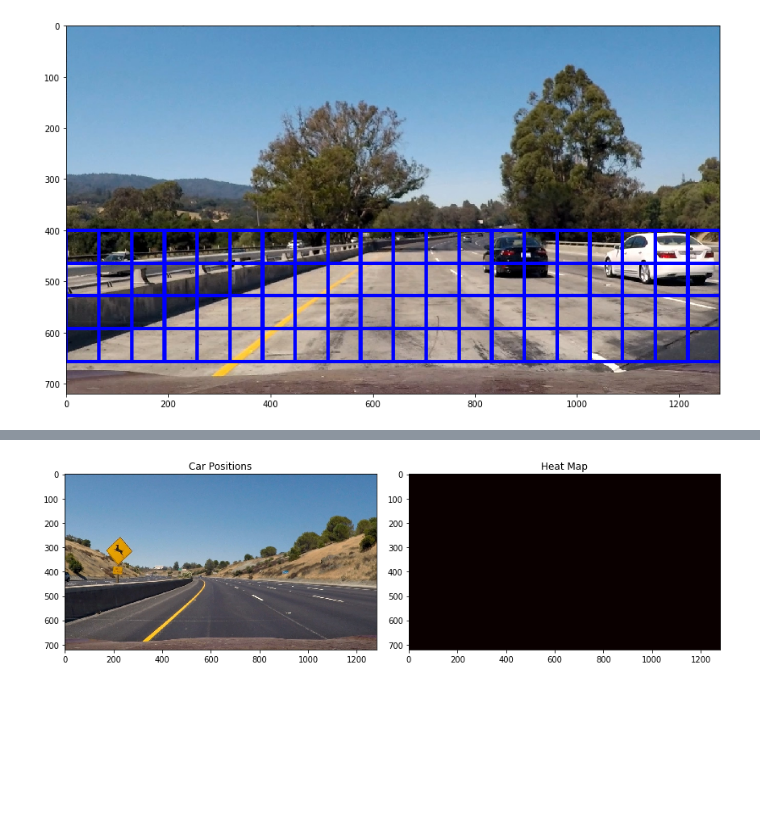
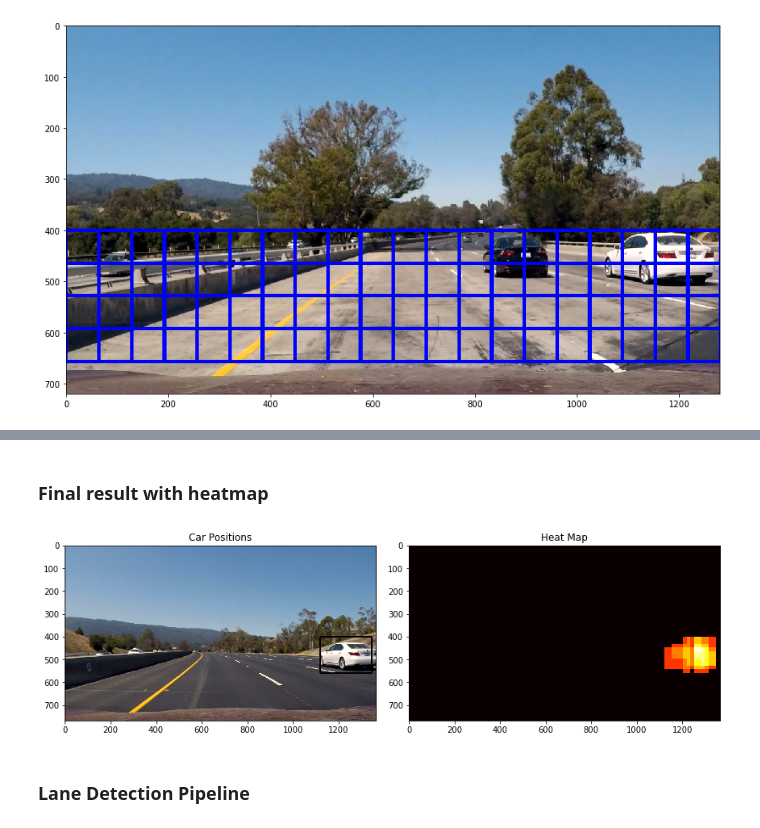
Before and after one commit to piliwilliam0306/Udacity-SDC, a Jupyter notebook: CarND-Vehicle-Detection-P5/P5.ipynb, the cells around one changed output, grey strips where cells are left out. Drawn from its saved outputs; the diff is of its cells as text; code cells hidden in the pictures; blank space fills up the shorter version.

```diff
--- a/CarND-Vehicle-Detection-P5/P5.ipynb
+++ b/CarND-Vehicle-Detection-P5/P5.ipynb
@@ -497,14 +496,12 @@ plt.imshow(window_img)
 <matplotlib.image.AxesImage at 0x...>
 [figure]
 # %%
-def convert_color(img, conv='RGB2YCrCb'):
-    if conv == 'RGB2YCrCb':
+def convert_color(img, conv='YUV'):
+    if conv == 'YCrCb':
         return cv2.cvtColor(img, cv2.COLOR_RGB2YCrCb)
-    if conv == 'BGR2YCrCb':
-        return cv2.cvtColor(img, cv2.COLOR_BGR2YCrCb)
-    if conv == 'RGB2LUV':
+    if conv == 'LUV':
         return cv2.cvtColor(img, cv2.COLOR_RGB2LUV)
-    if conv == 'RGB2YUV':
+    if conv == 'YUV':
         return cv2.cvtColor(img, cv2.COLOR_RGB2YUV)
 # %%
 from skimage.feature import hog
@@ -621,7 +596,7 @@ def find_cars(img, cspace, hog_channel, svc, orient, pix_per_cell, cell_per_bloc
 # %%
 %%time
-#test_img = mpimg.imread('./test_images/test8.png')
-test_img = mpimg.imread('./test_images/test2.jpg')
+test_img = mpimg.imread('./test_images/test8.png')
+#test_img = mpimg.imread('./test_images/test2.jpg')
 ystart = 400
 ystop = 656
 colorspace = 'YUV' # Can be RGB, HSV, LUV, HLS, YUV, YCrCb
@@ -635,9 +610,9 @@ scale_list = [1.0 , 1.5, 2.0, 2.5, 3.5]
 fig = plt.figure(figsize=(20,15))
 for i, scale in enumerate(scale_list,1):
     color = (np.random.randint(0,255), np.random.randint(0,255), np.random.randint(0,255))
-    rectangles = find_cars(test_img, colorspace, hog_channel, svc, orient, pix_per_cell,
+    rectangles = car_detection(test_img, colorspace, hog_channel, svc, orient, pix_per_cell,
                            cell_per_block, scale=scale, ystart=ystart, ystop=ystop)
-    test_img_rects1 = draw_boxes(test_img, rectangles, color = color)
+    test_img_rects1 = draw_boxes(test_img, rectangles, color=color)
     plt.subplot(1,5,i)
     #plt.axis('off')
     plt.imshow(test_img_rects1)
@@ -668,7 +644,6 @@ def apply_threshold(heatmap, threshold):
 
 def draw_labeled_bboxes(img, labels):
     # Iterate through all detected cars
-    rects = []
     for car_number in range(1, labels[1]+1):
         # Find pixels with each car_number label value
         nonzero = (labels[0] == car_number).nonzero()
@@ -677,34 +652,35 @@ def draw_labeled_bboxes(img, labels):
         nonzerox = np.array(nonzero[1])
         # Define a bounding box based on min/max x and y
         bbox = ((np.min(nonzerox), np.min(nonzeroy)), (np.max(nonzerox), np.max(nonzeroy)))
-        rects.append(bbox)
         # Draw the box on the image
         cv2.rectangle(img, bbox[0], bbox[1], (0,0,255), 6)
-    # Return the image and final rectangles
-    return img, rects
+    # Return image
+    return img
+# %% [markdown]
+### Final result with heatmap
 # %%
 
 heat = np.zeros_like(test_img[:,:,0]).astype(np.float)
 heat = add_heat(heat, rect_list)
 # Apply threshold to help remove false positives
 heat = apply_threshold(heat,3)
 
 # Visualize the heatmap when displaying
 heatmap = np.clip(heat, 0, 255)
 
 # Find final boxes from heatmap using label function
 labels = label(heatmap)
-draw_img, rects = draw_labeled_bboxes(np.copy(test_img), labels)
-#draw_img = draw_labeled_bboxes(np.copy(test_img), labels)
+
+draw_img = draw_labeled_bboxes(np.copy(test_img), labels)
 
 fig = plt.figure(figsize=(12,6))
 plt.subplot(121)
 plt.imshow(draw_img)
 plt.title('Car Positions')
 plt.subplot(122)
 plt.imshow(heatmap, cmap='hot')
 plt.title('Heat Map')
 fig.tight_layout()
 # %% [output]
-[figure, old version]
+[figure, new version]
 # %%
@@ -719,3 +695,5 @@ class Vehicle_Detect():
         if len(self.prev_rects) > 15:
             # throw out oldest rectangle set(s)
             self.prev_rects = self.prev_rects[len(self.prev_rects)-15:]
+# %% [markdown]
+### Lane Detection Pipeline
```
Also changed, not shown: parts of 10 cells of this notebook.
